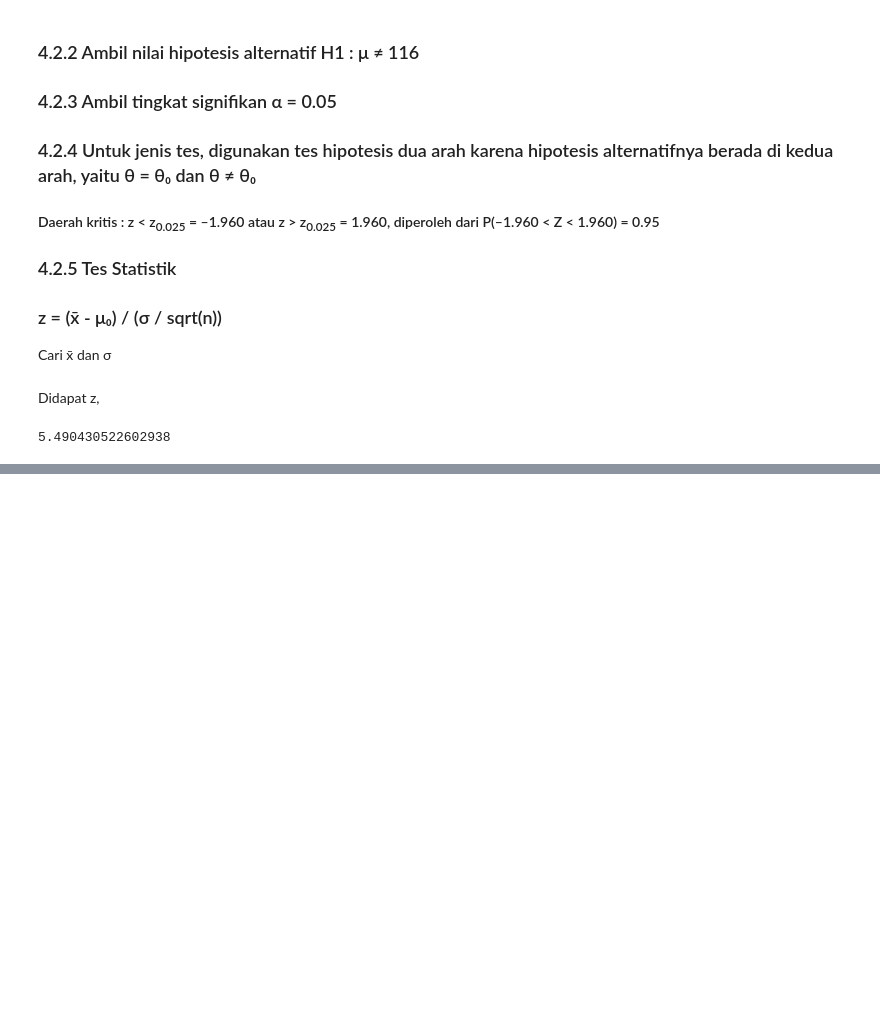
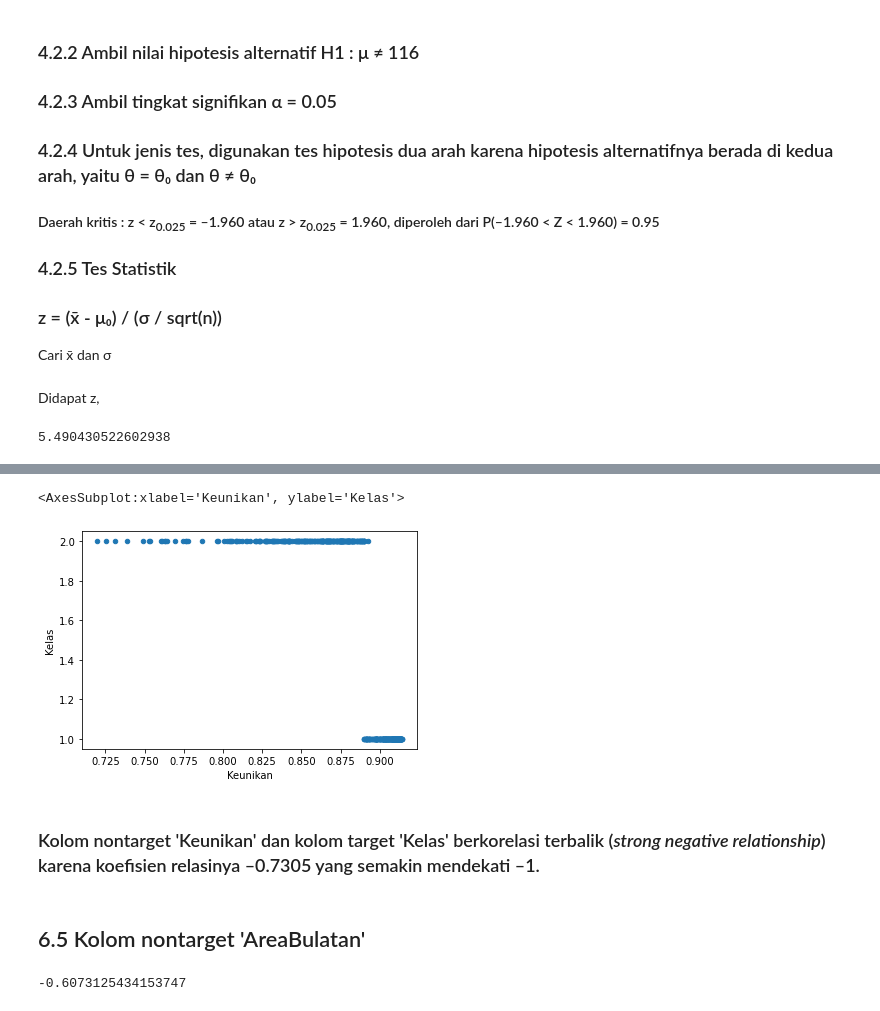
Before and after one commit to slarkdarr/Data-Analysis, a Jupyter notebook: Tugas Besar IF2220 - Probabilitas dan Statistika.ipynb, the cells around one changed output, grey strips where cells are left out. Saved outputs shown, nothing was run; the diff lists cells and outputs as text; code cells hidden in the pictures; blank space fills up the shorter version.

```diff
--- a/Tugas Besar IF2220 - Probabilitas dan Statistika.ipynb
+++ b/Tugas Besar IF2220 - Probabilitas dan Statistika.ipynb
@@ -613,0 +706,13 @@ print(z)
+# %%
+ gandum_df.plot(kind="scatter", x="Keunikan", y="Kelas")
+# %% [output]
+<AxesSubplot:xlabel='Keunikan', ylabel='Kelas'>
+[figure, added]
+# %% [markdown]
+### Kolom nontarget 'Keunikan' dan kolom target 'Kelas' berkorelasi terbalik (<i>strong negative relationship</i>) karena koefisien relasinya –0.7305 yang semakin mendekati –1.
+# %% [markdown]
+## 6.5 Kolom nontarget 'AreaBulatan'
+# %%
+gandum_df["AreaBulatan"].corr(gandum_df["Kelas"])
+# %% [output]
+-0.6073125434153747
```
Also changed, not shown: parts of 45 cells of this notebook.
